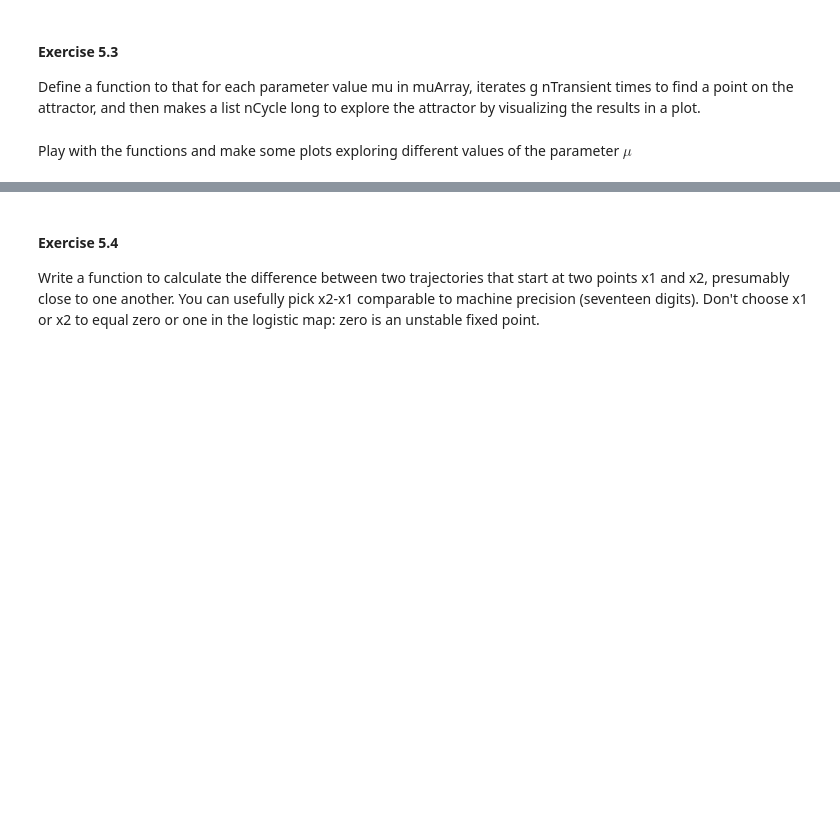
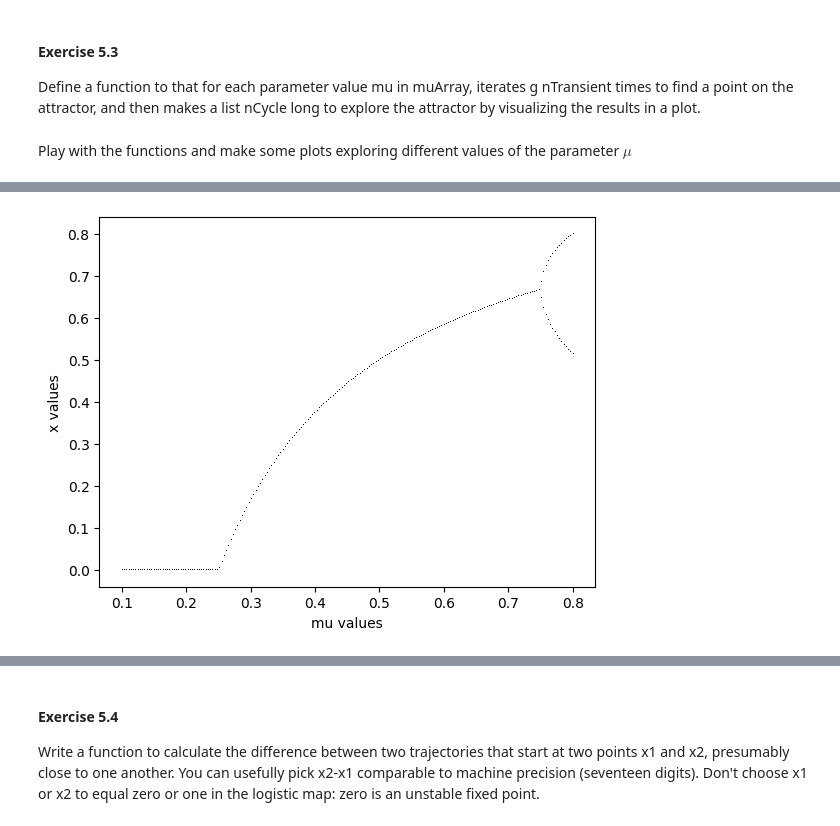
Before and after one commit to stalidzane/complex-systems, a Jupyter notebook: lab5/5-Chaos.ipynb, the cells around one changed output, grey strips where cells are left out. Drawn from its saved outputs; the diff is of its cells as text; code cells hidden in the pictures; blank space fills up the shorter version.

```diff
--- a/lab5/5-Chaos.ipynb
+++ b/lab5/5-Chaos.ipynb
@@ -74,0 +104,4 @@ Play with the functions and make some plots exploring different values of the pa
+# %%
+BifurcationDiagram(f, 0.1, 500, 128, np.linspace(0.1, 0.8, 200))
+# %% [output]
+[figure, added]
```
Also changed, not shown: parts of 20 cells of this notebook.
